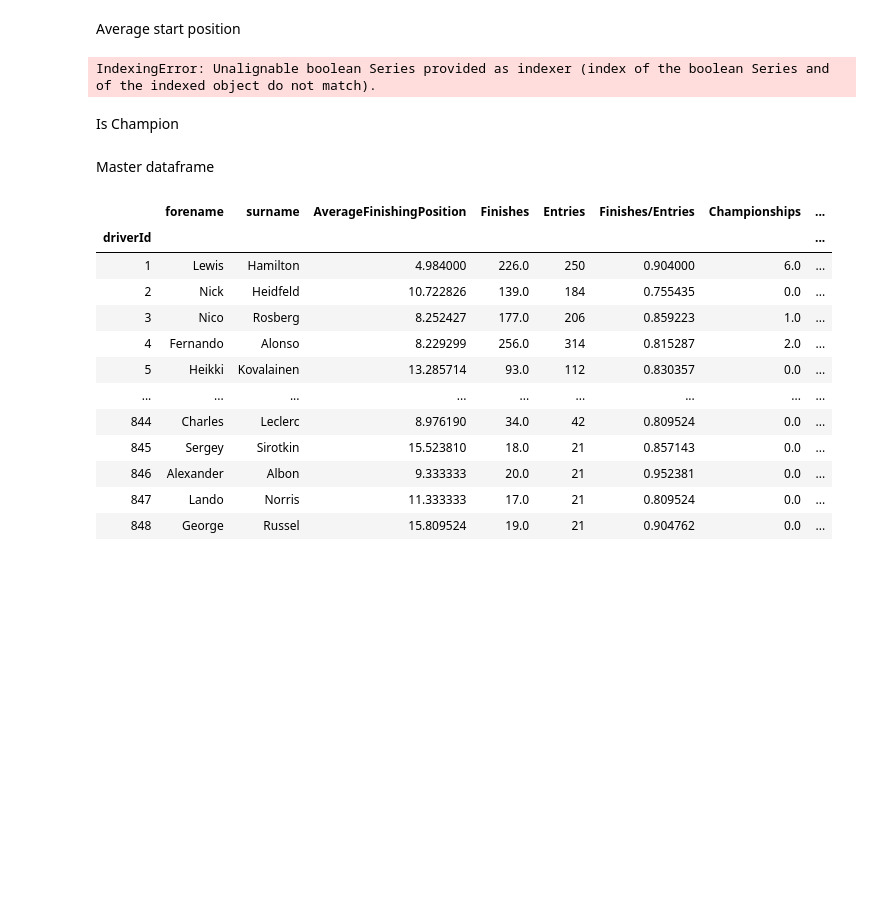
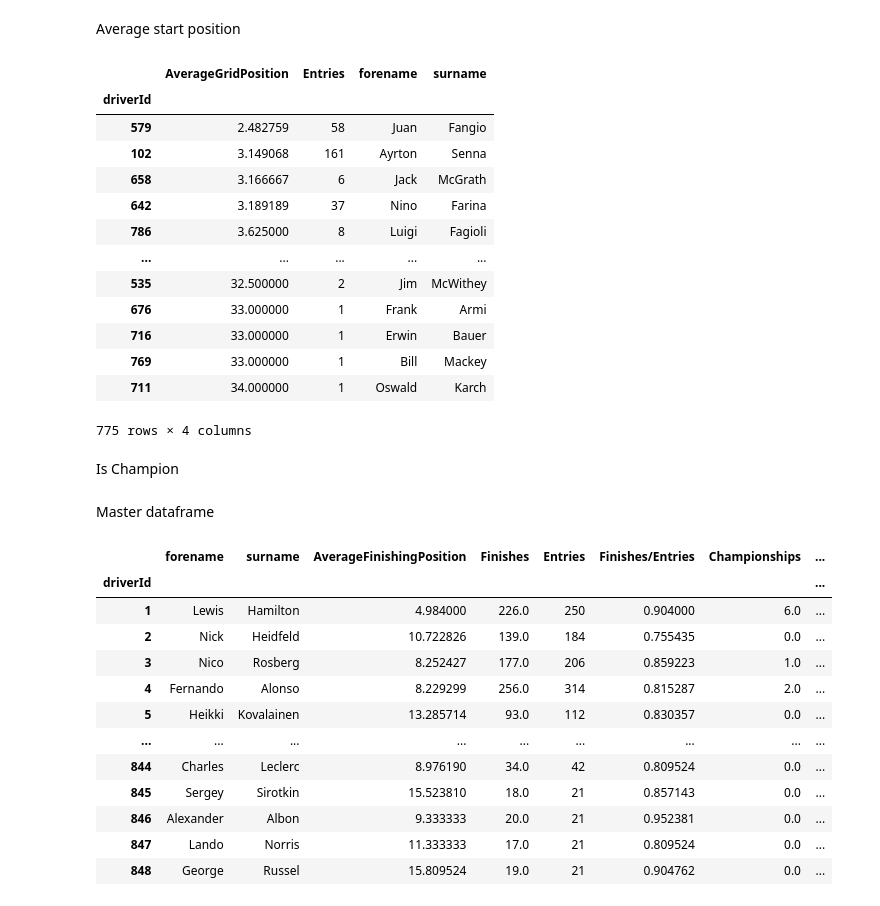
Before and after one commit to osskari/F1Data, a Jupyter notebook: Untitled.ipynb, the cells around one changed output. Cells and saved outputs as stored; diff of their text form; code cells hidden in the pictures; blank space fills up the shorter version.

```diff
--- a/Untitled.ipynb
+++ b/Untitled.ipynb
@@ -924,15 +924,31 @@ Average start position
 # %%
 gridPos = pd.read_sql_query(' '.join([
     'SELECT r.driverId, AVG(r.grid) AS AverageGridPosition, COUNT(r.grid) AS Entries',
     'FROM Results AS r',
     'WHERE r.positionText != "F"',
     'GROUP BY r.driverId'
 ]), engine).set_index('driverId')
 
+gridPosTable = gridPos.join(drivers)
 gridPos = gridPos[gridPos['AverageGridPosition'] > 0]
-gridPos.sort_values(by=['AverageGridPosition'])
+gridPosTable = gridPosTable[gridPosTable['AverageGridPosition'] > 0]
+
+gridPosTable.sort_values(by=['AverageGridPosition'])
 # %% [output]
+|  | AverageGridPosition | Entries | forename | surname |
+| driverId |  |  |  |  |
+| 579 | 2.482759 | 58 | Juan | Fangio |
+| 102 | 3.149068 | 161 | Ayrton | Senna |
+| 658 | 3.166667 | 6 | Jack | McGrath |
+| 642 | 3.189189 | 37 | Nino | Farina |
+| 786 | 3.625000 | 8 | Luigi | Fagioli |
+| ... | ... | ... | ... | ... |
+| 535 | 32.500000 | 2 | Jim | McWithey |
+| 676 | 33.000000 | 1 | Frank | Armi |
+| 716 | 33.000000 | 1 | Erwin | Bauer |
+| 769 | 33.000000 | 1 | Bill | Mackey |
+| 711 | 34.000000 | 1 | Oswald | Karch |
-IndexingError: Unalignable boolean Series provided as indexer (index of the boolean Series and of the indexed object do not match).
+775 rows × 4 columns
 # %% [markdown]
 Is Champion
 # %%
```
Also changed, not shown: parts of 4 cells of this notebook.
